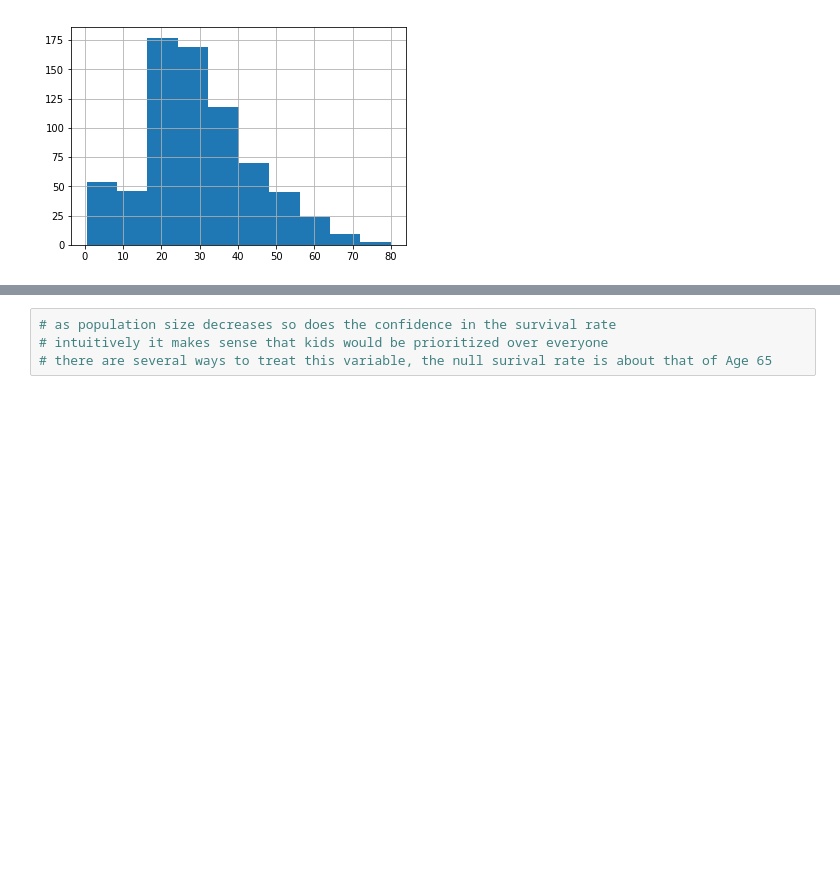
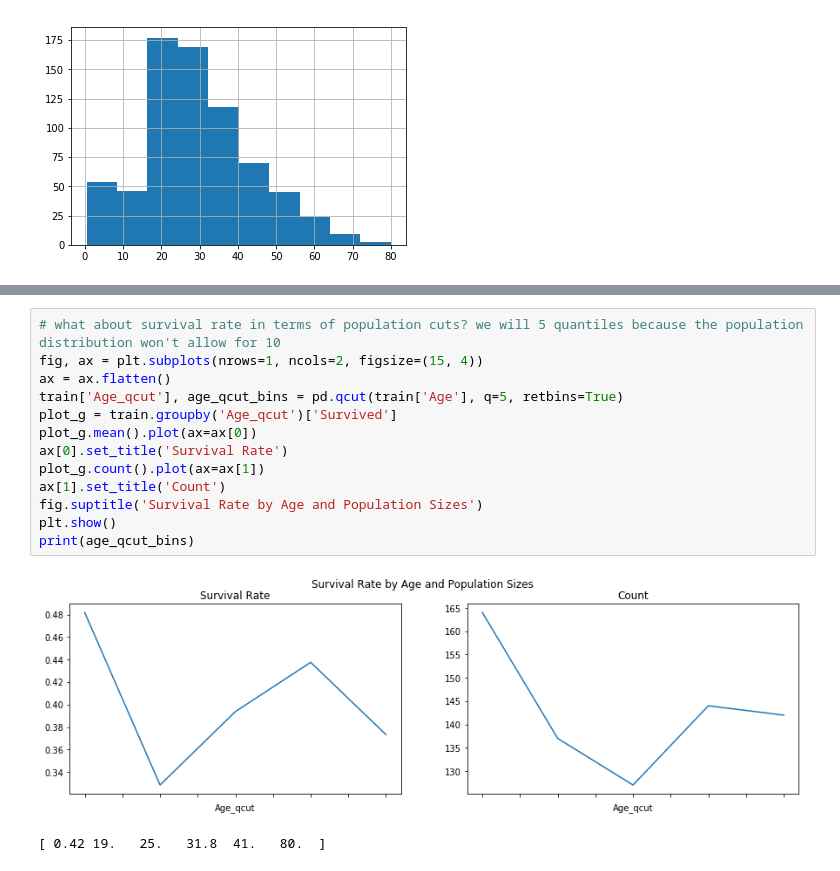
Before and after one commit to rishabhjaintr/kaggle-titanic, a Jupyter notebook: analysis.ipynb, the cells around one changed output, grey strips where cells are left out. Cells and saved outputs as stored; diff of their text form; blank space fills up the shorter version.

```diff
--- a/analysis.ipynb
+++ b/analysis.ipynb
@@ -118,4 +255,16 @@ plt.show()
-# %%
-# as population size decreases so does the confidence in the survival rate
-# intuitively it makes sense that kids would be prioritized over everyone
-# there are several ways to treat this variable, the null surival rate is about that of Age 65
+# %%
+# what about survival rate in terms of population cuts? we will 5 quantiles because the population distribution won't allow for 10
+fig, ax = plt.subplots(nrows=1, ncols=2, figsize=(15, 4))
+ax = ax.flatten()
+train['Age_qcut'], age_qcut_bins = pd.qcut(train['Age'], q=5, retbins=True)
+plot_g = train.groupby('Age_qcut')['Survived']
+plot_g.mean().plot(ax=ax[0])
+ax[0].set_title('Survival Rate')
+plot_g.count().plot(ax=ax[1])
+ax[1].set_title('Count')
+fig.suptitle('Survival Rate by Age and Population Sizes')
+plt.show()
+print(age_qcut_bins)
+# %% [output]
+[figure, added]
+[ 0.42 19.   25.   31.8  41.   80.  ]
```
Also changed, not shown: parts of 32 cells of this notebook.
